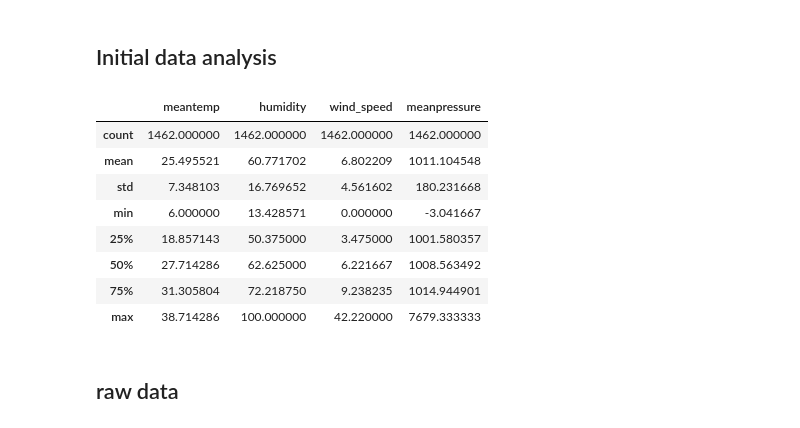
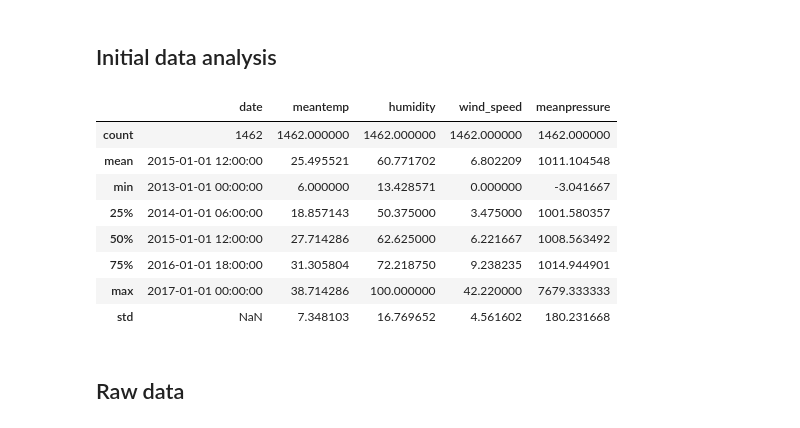
Before and after one commit to Jookare/ADAML-project2, a Jupyter notebook: initial_analysis.ipynb, the cells around one changed output. Saved outputs shown, nothing was run; the diff lists cells and outputs as text; code cells hidden in the pictures.

```diff
--- a/initial_analysis.ipynb
+++ b/initial_analysis.ipynb
@@ -3,29 +3,32 @@
 # %%
 import pandas as pd
 import numpy as np
 import matplotlib.pyplot as plt
-from utils import remove_outliers
+import statsmodels.api as sm
+import seaborn as sns
+sns.set_style("darkgrid")
+colors = sns.color_palette("colorblind6")
 
 # Path to the data
 data_path = "./data/ClimateTrain.csv"
 
 # Read as pandas dataframe and transform dates to datetime
 df = pd.read_csv(data_path)
 df['date'] = pd.to_datetime(df['date'])
-df.set_index('date', inplace=True)
+# df.set_index('date', inplace=True)
 
 # Plot description
 df.describe()
 # %% [output]
-|  | meantemp | humidity | wind_speed | meanpressure |
-| count | 1462.000000 | 1462.000000 | 1462.000000 | 1462.000000 |
-| mean | 25.495521 | 60.771702 | 6.802209 | 1011.104548 |
-| std | 7.348103 | 16.769652 | 4.561602 | 180.231668 |
-| min | 6.000000 | 13.428571 | 0.000000 | -3.041667 |
-| 25% | 18.857143 | 50.375000 | 3.475000 | 1001.580357 |
-| 50% | 27.714286 | 62.625000 | 6.221667 | 1008.563492 |
-| 75% | 31.305804 | 72.218750 | 9.238235 | 1014.944901 |
-| max | 38.714286 | 100.000000 | 42.220000 | 7679.333333 |
+|  | date | meantemp | humidity | wind_speed | meanpressure |
+| count | 1462 | 1462.000000 | 1462.000000 | 1462.000000 | 1462.000000 |
+| mean | 2015-01-01 12:00:00 | 25.495521 | 60.771702 | 6.802209 | 1011.104548 |
+| min | 2013-01-01 00:00:00 | 6.000000 | 13.428571 | 0.000000 | -3.041667 |
+| 25% | 2014-01-01 06:00:00 | 18.857143 | 50.375000 | 3.475000 | 1001.580357 |
+| 50% | 2015-01-01 12:00:00 | 27.714286 | 62.625000 | 6.221667 | 1008.563492 |
+| 75% | 2016-01-01 18:00:00 | 31.305804 | 72.218750 | 9.238235 | 1014.944901 |
+| max | 2017-01-01 00:00:00 | 38.714286 | 100.000000 | 42.220000 | 7679.333333 |
+| std | NaN | 7.348103 | 16.769652 | 4.561602 | 180.231668 |
 # %% [markdown]
-## raw data
+## Raw data
 # %%
```
Also changed, not shown: parts of 14 cells of this notebook, 4 other files.
